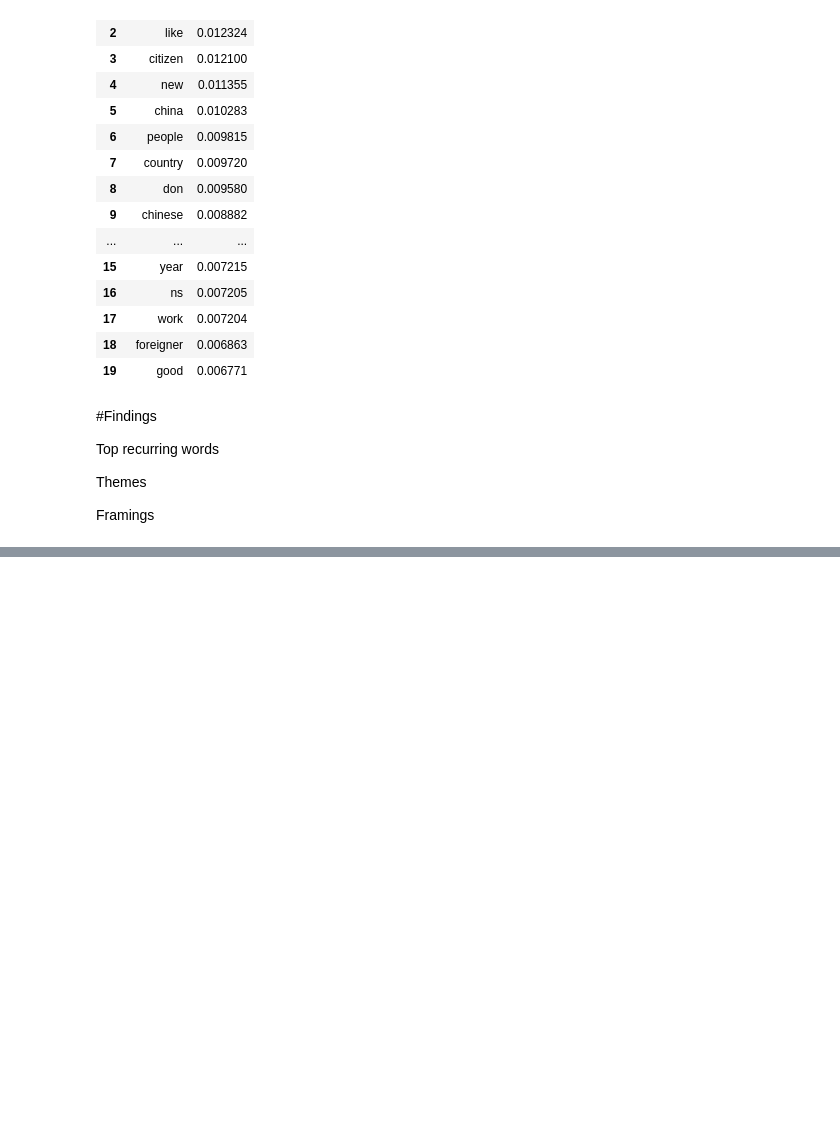
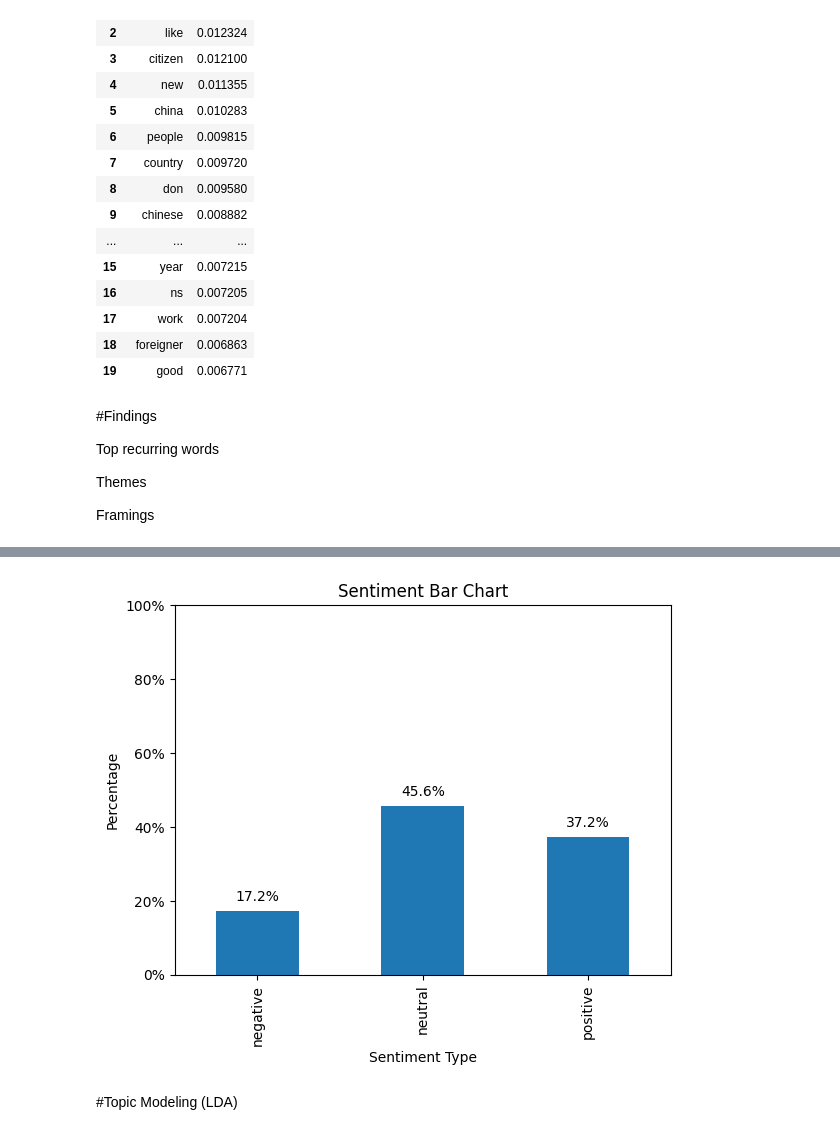
Before and after one commit to Keith-LJY001/NMC5342_A0234542L, a Jupyter notebook: NMC5342_A0234542L.ipynb, the cells around one changed output, grey strips where cells are left out. Drawn from its saved outputs; the diff is of its cells as text; code cells hidden in the pictures; blank space fills up the shorter version.

```diff
--- a/NMC5342_A0234542L.ipynb
+++ b/NMC5342_A0234542L.ipynb
@@ -567,0 +585,15 @@ print(f"Total mentions of 'India' or 'Indian': {int(total_mentions)}")
+# %%
+#Use textblob to compute polarity, subjectivity
+def compute_polarity(text: str) -> float:
+
+    if POLARITY_ENGINE == 'textblob':
+        return TextBlob(text).sentiment.polarity
+
+def compute_subjectivity(text: str) -> float:
+    return TextBlob(text).sentiment.subjectivity
+
+#Apply polarity and subjectivity
+df['polarity'] = df['cleaned_text'].apply(compute_polarity)
+df['subjectivity'] = df['cleaned_text'].apply(compute_subjectivity)
+
+df[['polarity', 'subjectivity']].describe()
@@ -567,0 +610,13 @@ print(f"Total mentions of 'India' or 'Indian': {int(total_mentions)}")
+# %%
+#label sentiment using Vader
+def label_sentiment(p: float) -> str:
+    # VADER common practice: >0.05 positive, < -0.05 negative, else neutral
+    if p > 0.05:
+        return 'positive'
+    elif p < -0.05:
+        return 'negative'
+    else:
+        return 'neutral'
+
+df['sentiment_label'] = df['polarity'].apply(label_sentiment)
+df['sentiment_label'].value_counts()
@@ -567,0 +630,18 @@ print(f"Total mentions of 'India' or 'Indian': {int(total_mentions)}")
+# %%
+#visualise results with bar chart (in percentages)
+
+prop = df['sentiment_label'].value_counts(normalize=True).reindex(['negative','neutral','positive']).fillna(0)*100
+
+prop.plot(kind='bar')
+plt.title('Sentiment Bar Chart')
+plt.xlabel('Sentiment Type')
+plt.ylabel('Percentage')
+plt.ylim(0, 100)
+plt.gca().set_yticklabels([f'{int(y)}%' for y in plt.gca().get_yticks()])
+for i, value in enumerate(prop):
+    plt.text(i, value + 2, f'{value:.1f}%', ha='center', va='bottom', fontsize=10)
+plt.show()
+# %% [output]
+[figure, added]
+# %% [markdown]
+#Topic Modeling (LDA)
```
Also changed, not shown: parts of 24 cells of this notebook.
